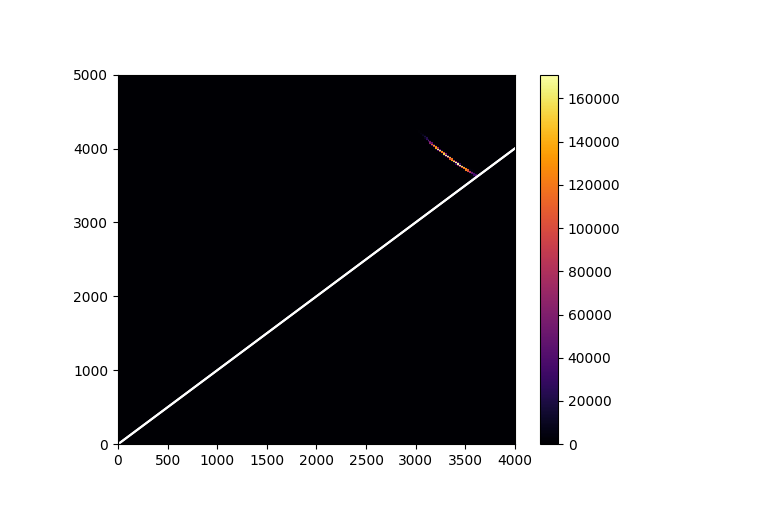
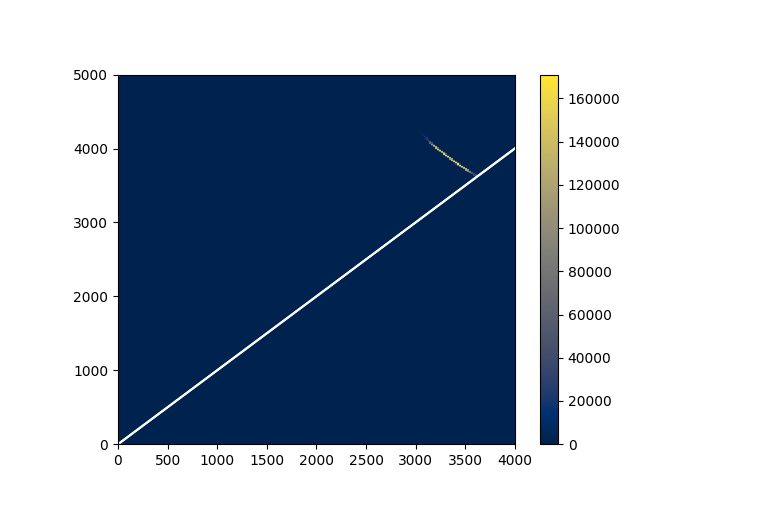
Before and after one commit to McGinnis-Atom/py_coltrims, a Jupyter notebook: user_notebook.ipynb, the cells around one changed output. Cells and saved outputs as stored; diff of their text form; code cells hidden in the pictures.

```diff
--- a/user_notebook.ipynb
+++ b/user_notebook.ipynb
@@ -5,6 +5,7 @@ import matplotlib.pyplot as plt
 import pandas as pd
 
 %matplotlib widget
+plt.rcParams['image.cmap'] = 'cividis'
 # %%
 #df = pd.read_csv(r"D:\ELCH-Programm\dataCOfull.zip")
 df = pd.read_pickle(r"D:\ELCH-Programm\dataCOfull-pos.zip")
@@ -27,14 +42,14 @@ reaction.add_ion(df["r2x"], df["r2y"], df["r2tof"], m=16, q=1, tofMean=3865.0)
 # %%
 # Pipico
 plt.close()
-_,x,y,_ = plt.hist2d(reaction.i[0].tof, reaction.i[1].tof, bins=(200,300), range=((0, 4000), (0,5000)), cmap="inferno")
+_,x,y,_ = plt.hist2d(reaction.i[0].tof, reaction.i[1].tof, bins=(200,300), range=((0, 4000), (0,5000)))
 plt.plot(x,x,c="white")
 plt.plot(y,y,c="white")
 plt.colorbar()
 #plt.grid("both")
 plt.show()
 # %% [output]
-[figure, old version]
+[figure, new version]
 # %%
 # Ion Momenta
 plt.close()
```
Also changed, not shown: parts of 8 cells of this notebook.
